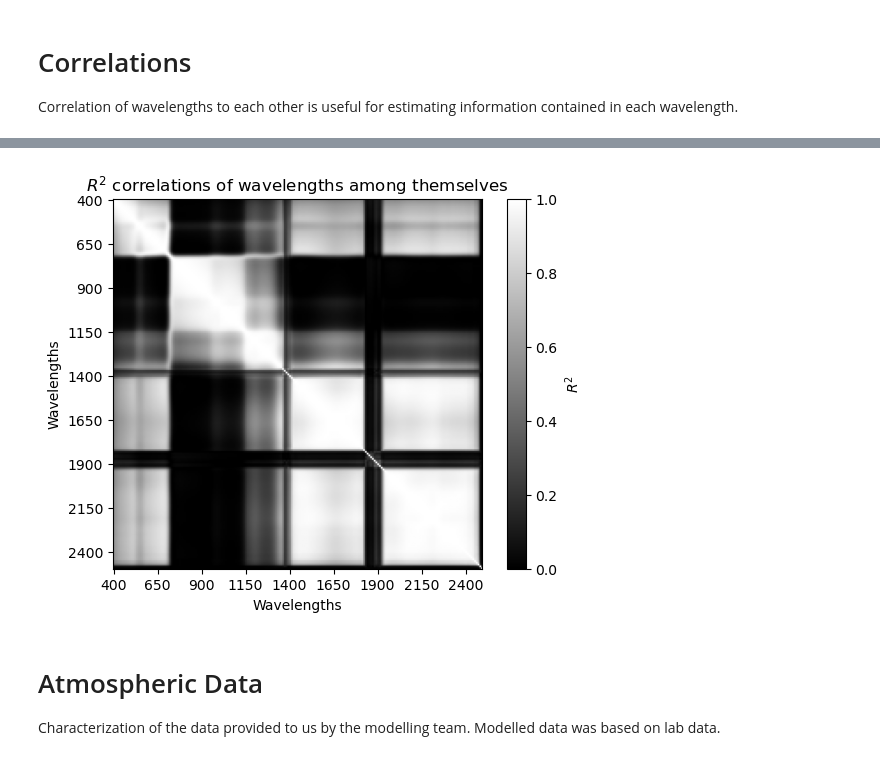
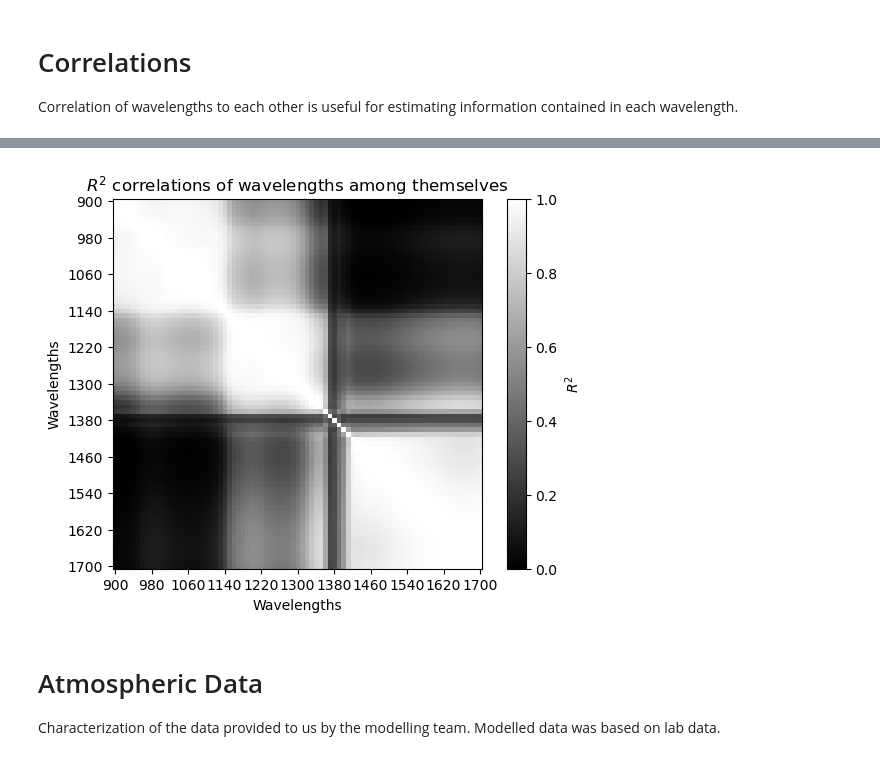
Before and after one commit to utat-ss/FINCH-Science_Unmixing, a Jupyter notebook: runs/characterization/dataset_characterization.ipynb, the cells around one changed output, grey strips where cells are left out. Drawn from its saved outputs; the diff is of its cells as text; code cells hidden in the pictures.

```diff
--- a/runs/characterization/dataset_characterization.ipynb
+++ b/runs/characterization/dataset_characterization.ipynb
@@ -327,11 +327,12 @@ def linear_regression_check(a: pd.DataFrame, b: pd.DataFrame):
 # %%
 # Takes 13 seconds for 210x210
 correlations = []
-for wi, i in enumerate(nr400to2490.columns):
+dataset = nr900to1700
+for wi, i in enumerate(dataset.columns):
     layer = []
-    for wj, j in enumerate(nr400to2490.columns):
-        a = nr400to2490[i]
-        b = nr400to2490[j]
+    for wj, j in enumerate(dataset.columns):
+        a = dataset[i]
+        b = dataset[j]
         layer.append(linear_regression_check(a, b))
     correlations.append(layer)
 # %%
@@ -359,21 +360,21 @@ plt.show()
 # %%
 fig, ax = plt.subplots()
 
 img = ax.imshow(correlations, vmin=0, cmap='gray')
 
 ax.set_title("$R^2$ correlations of wavelengths among themselves")
 ax.set_xlabel("Wavelengths")
 ax.set_ylabel("Wavelengths")
-tick_locations = np.arange(0, 210, 25)
-tick_labels = [nr400to2490.columns[i] for i in tick_locations]
+tick_locations = np.arange(0, 81, 8)
+tick_labels = [nr900to1700.columns[i] for i in tick_locations]
 ax.set_xticks(tick_locations, tick_labels)
 ax.set_yticks(tick_locations, tick_labels)
 
 cbar = fig.colorbar(img, ax=ax, label='$R^2$')
-plt.savefig("wavelength_correlations.svg", format="svg")
+plt.savefig("lab_data_wavelength_correlations.svg", format="svg")
 plt.show()
 # %% [output]
-[figure, old version]
+[figure, new version]
 # %% [markdown]
 # Atmospheric Data
 Characterization of the data provided to us by the modelling team. Modelled data was based on lab data.
```
Also changed, not shown: parts of 1 cell of this notebook, 2 other files.
